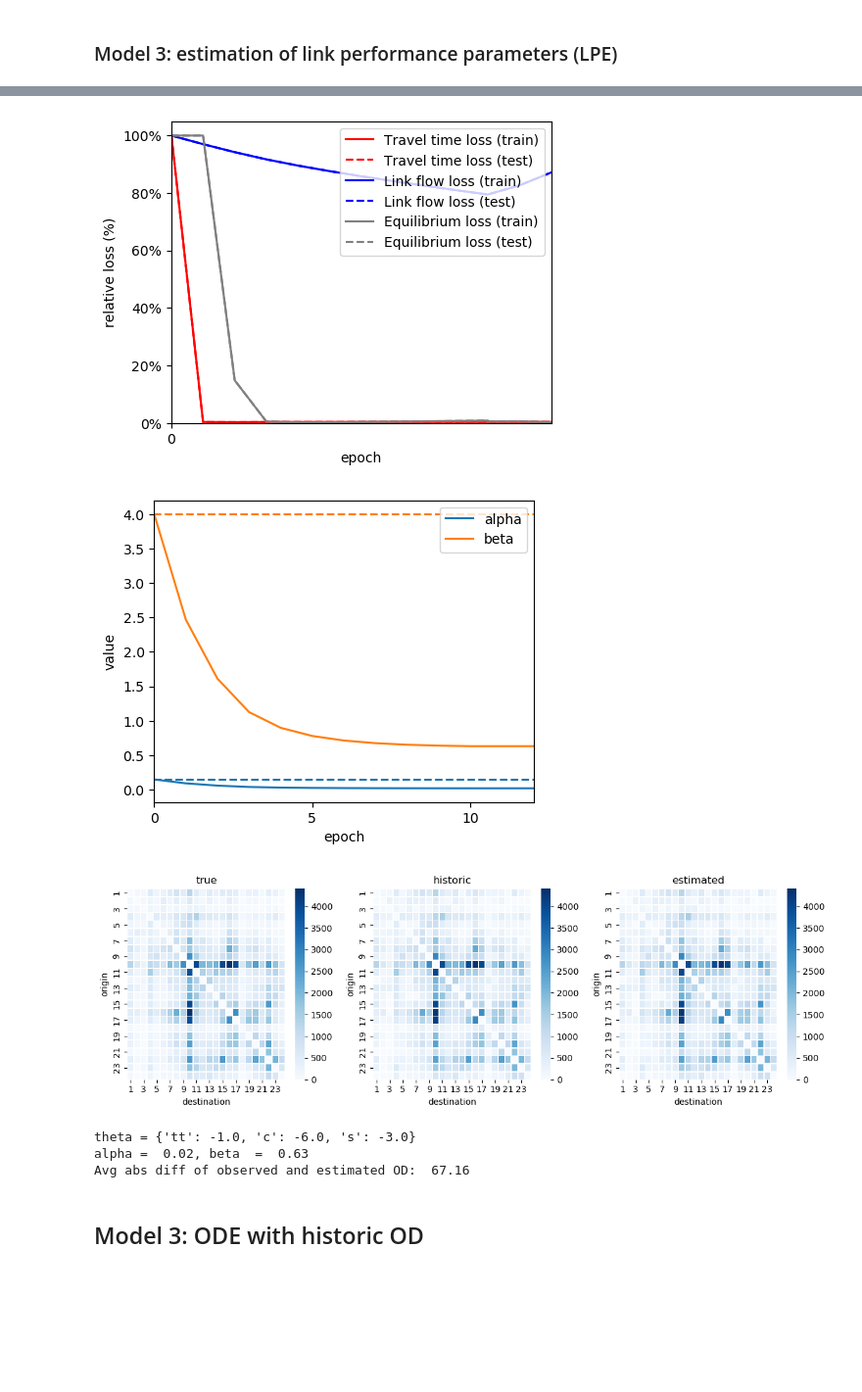
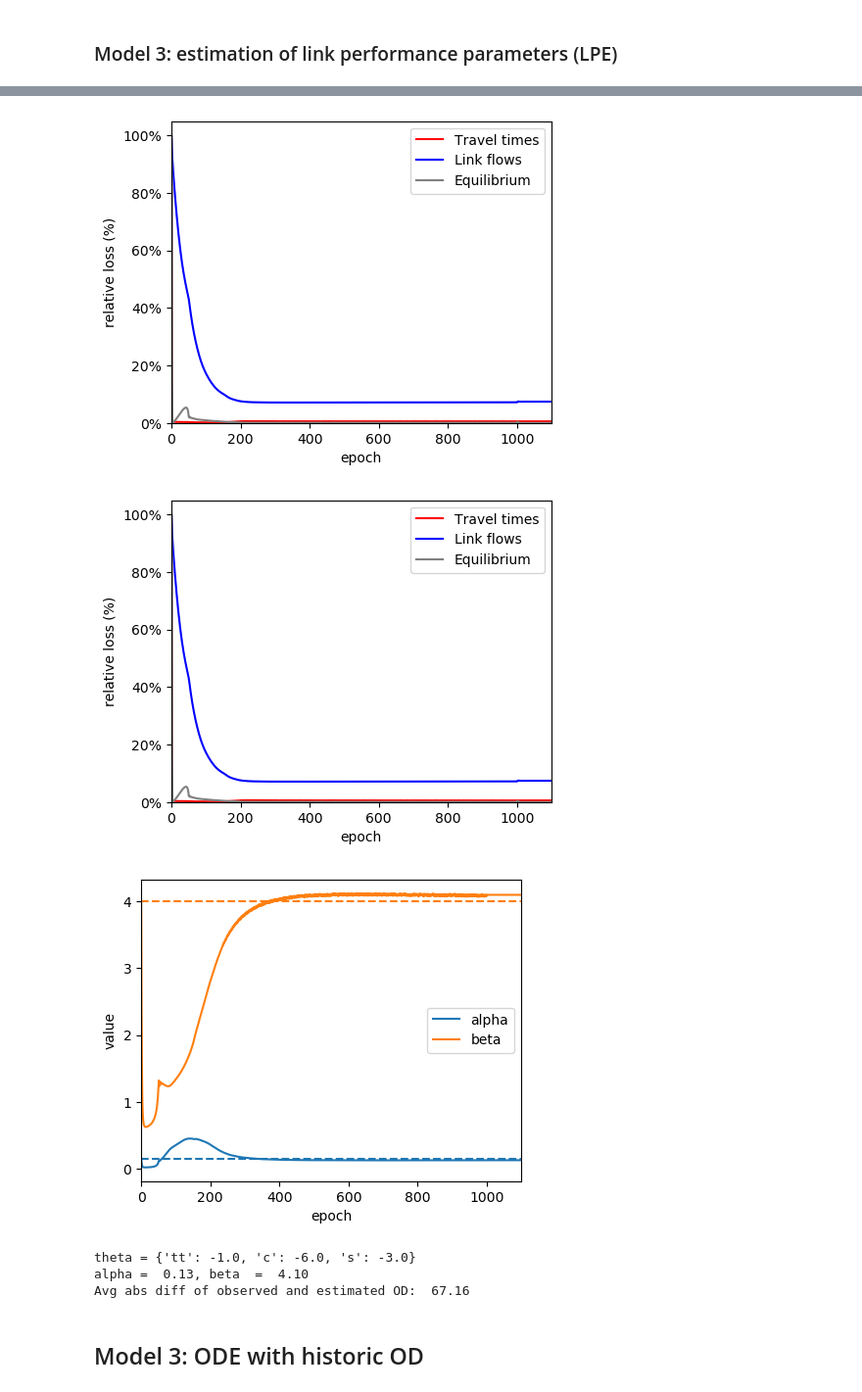
Before and after one commit to pabloguarda/pesuelogit, a Jupyter notebook: examples/notebooks/gisuelogit-siouxfalls.ipynb, the cells around one changed output, grey strips where cells are left out. Shown at 98% size. Saved outputs shown, nothing was run; the diff lists cells and outputs as text; code cells hidden in the pictures; blank space fills up the shorter version.

```diff
--- a/examples/notebooks/gisuelogit-siouxfalls.ipynb
+++ b/examples/notebooks/gisuelogit-siouxfalls.ipynb
@@ -19,8 +19,6 @@ from datetime import datetime
 main_dir = str(Path(os.path.abspath('')).parents[1])
 os.chdir(main_dir)
 print('main dir:', main_dir)
-
-isl.config.dirs['read_network_data'] = "input/network-data/fresno/"
 # %% [output]
 main dir: /Users/pablo/Library/CloudStorage/OneDrive-Personal/data-science/github/gisuelogit
 # %%
@@ -135,7 +144,7 @@ run_model = dict.fromkeys(list_models,True)
 # run_model['odlulpe'] = True
 # %%
 train_results_dfs = {}
-val_results_dfs = {}
+test_results_dfs = {}
 # %% [markdown]
 ### Model 1: Equilibrium
 # %%
@@ -261,7 +271,6 @@ if run_model['lue']:
 
     utility_parameters = UtilityParameters(features_Y=['tt'],
                                            features_Z=features_Z,
-                                           periods=1,
                                            initial_values={'tt': 0, 'c': 0, 's': 0, 'psc_factor': 0,
                                                            'fixed_effect': np.zeros_like(tntp_network.links)},
                                            true_values={'tt': -1, 'c': -6, 's': -3},
@@ -282,7 +291,6 @@ if run_model['lue']:
     # q_historic = tntp_network.q
 
     od_parameters = ODParameters(key='od',
-                                 periods=1,
                                  # initial_values=0.6 * tntp_network.q.flatten(),
                                  # initial_values=tntp_network.q.flatten(),
                                  # true_values=tntp_network.q.flatten(),
@@ -313,7 +321,7 @@ if run_model['lue']:
         od=od_parameters
     )
 
-    train_results_dfs['lue'], val_results_dfs['lue'] = lue.train(
+    train_results_dfs['lue'], test_results_dfs['lue'] = lue.train(
         X_train, Y_train, X_test, Y_test,
         # generalization_error={'train': False, 'validation': True},
         optimizer=optimizer,
@@ -326,15 +334,18 @@ if run_model['lue']:
         epochs=_EPOCHS)
 
     train_results_estimates, train_results_losses = lue.split_results(results=train_results_dfs['lue'])
-    val_results_estimates, val_results_losses = lue.split_results(results=val_results_dfs['lue'])
+    val_results_estimates, val_results_losses = lue.split_results(results=test_results_dfs['lue'])
 
     plot_predictive_performance(train_losses=train_results_losses, val_losses=val_results_losses,
-                                xticks_spacing=250)
+                                show_validation=False, xticks_spacing=_XTICKS_SPACING)
+
+    plot_predictive_performance(train_losses=train_results_losses, val_losses=val_results_losses,
+                                show_validation= True, xticks_spacing=_XTICKS_SPACING)
 
     plot_convergence_estimates(estimates=train_results_estimates.\
                                assign(vot = train_results_estimates['tt']/train_results_estimates['c'])[['epoch','vot']],
                                true_values={'vot':lue.utility.true_values['tt']/lue.utility.true_values['c']},
-                                xticks_spacing=250)
+                                xticks_spacing=_XTICKS_SPACING)
 
     plt.show()
 
@@ -432,7 +427,7 @@ if run_model['lpe']:
         od=od_parameters,
     )
 
-    train_results_dfs['lpe'], val_results_dfs['lpe'] = lpe.train(
+    train_results_dfs['lpe'], test_results_dfs['lpe'] = lpe.train(
         X_train, Y_train, X_test, Y_test,
         optimizer=optimizer,
         batch_size=_BATCH_SIZE,
@@ -446,17 +441,17 @@ if run_model['lpe']:
         epochs=_EPOCHS)
 
     train_results_estimates, train_results_losses = lpe.split_results(results=train_results_dfs['lpe'])
-    val_results_estimates, val_results_losses = lpe.split_results(results=val_results_dfs['lpe'])
+    val_results_estimates, val_results_losses = lpe.split_results(results=test_results_dfs['lpe'])
 
-    plot_predictive_performance(train_losses= train_results_losses, val_losses=val_results_dfs['lpe'],
-                                xticks_spacing = 250)
+    plot_predictive_performance(train_losses= train_results_losses, val_losses=test_results_dfs['lpe'],
+                                show_validation=False,
+                                xticks_spacing = _XTICKS_SPACING)
+
+    plot_predictive_performance(train_losses= train_results_losses, val_losses=test_results_dfs['lpe'],
+                                show_validation= True, xticks_spacing = _XTICKS_SPACING)
 
     plot_convergence_estimates(estimates=train_results_estimates[['epoch','alpha','beta']],
-                               true_values=lpe.bpr.true_values)
-
-    Qs = {'true': tntp_network.OD.Q_true, 'historic': Q_historic, 'estimated': tf.sparse.to_dense(lpe.Q).numpy()}
-
-    plot_heatmap_demands(Qs=Qs, vmin=np.min(Qs['true']), vmax=np.max(Qs['true']), subplots_dims=(1, 3), figsize=(12, 4))
+                               true_values=lpe.bpr.true_values, xticks_spacing = _XTICKS_SPACING)
 
     plt.show()
 
@@ -484,8 +479,8 @@ Epoch: 2, n_train: 80, n_test: 20
-[figure, old version]
+[figure, new version]
-[figure, old version]
+[figure, new version]
-[figure, old version]
+[figure, new version]
 theta = {'tt': -1.0, 'c': -6.0, 's': -3.0}
-alpha =  0.02, beta  =  0.63
+alpha =  0.13, beta  =  4.10
 Avg abs diff of observed and estimated OD:  67.16
 # %% [markdown]
 ## Model 3: ODE with historic OD
```
Also changed, not shown: parts of 17 cells of this notebook, 9 other files.
